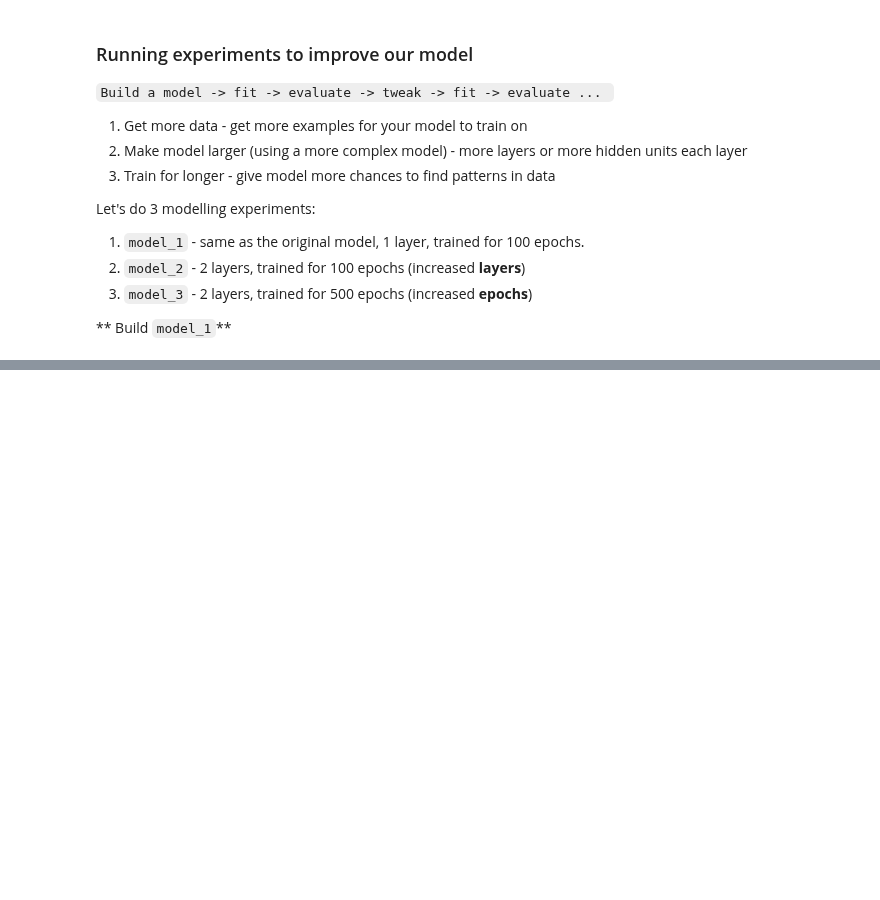
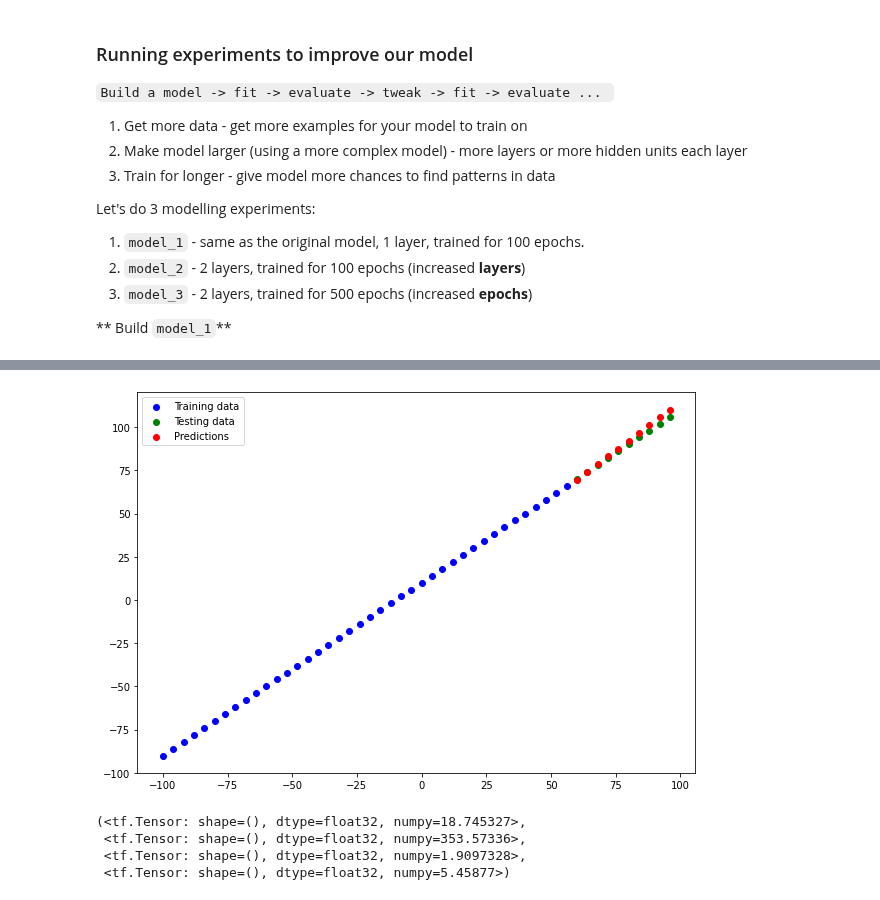
Before and after one commit to Krykiet/TF_training, a Jupyter notebook: 01_neural_network_regression_with_tensorflow.ipynb, the cells around one changed output, grey strips where cells are left out. Cells and saved outputs as stored; diff of their text form; code cells hidden in the pictures; blank space fills up the shorter version.

```diff
--- a/01_neural_network_regression_with_tensorflow.ipynb
+++ b/01_neural_network_regression_with_tensorflow.ipynb
@@ -746,0 +762,16 @@ plot_predictions(predictions=y_preds_1)
+# %%
+# Set random seed
+tf.random.set_seed(42)
+
+# 1. Create a model
+model_1 = tf.keras.Sequential([
+    tf.keras.layers.Dense(1)
+])
+
+# 2. Compile the model
+model_1.compile(loss=tf.keras.losses.mae,
+                optimizer=tf.keras.optimizers.SGD(),
+                metrics=["mae"])
+
+# 3. Fit the model
+model_1.fit(tf.expand_dims(X_train, axis=1), y_train, epochs=100)
@@ -746,0 +803,18 @@ plot_predictions(predictions=y_preds_1)
+# %%
+# Create model 2
+# Set random seed
+tf.random.set_seed(42)
+
+# Create a model
+model_2 = tf.keras.Sequential([
+    tf.keras.layers.Dense(1),
+    tf.keras.layers.Dense(1)
+])
+
+# Compile a model
+model_2.compile(loss=tf.keras.losses.mae,
+                optimizer=tf.keras.optimizers.SGD(),
+                metrics=["mae"])
+
+# Fit a model
+model_2.fit(tf.expand_dims(X_train, axis=1), y_train, epochs=100)
@@ -746,0 +840,4 @@ plot_predictions(predictions=y_preds_1)
+# %%
+y_preds_2 = model_2.predict(X_test)
+plot_predictions(predictions=y_preds_2)
+# %% [output]
@@ -746,0 +845,8 @@ plot_predictions(predictions=y_preds_1)
+[figure, added]
+# %%
+mae(y_test, y_preds_1), mse(y_test, y_preds_1), mae(y_test, y_preds_2), mse(y_test, y_preds_2)
+# %% [output]
+(<tf.Tensor: shape=(), dtype=float32, numpy=18.745327>,
+ <tf.Tensor: shape=(), dtype=float32, numpy=353.57336>,
+ <tf.Tensor: shape=(), dtype=float32, numpy=1.9097328>,
+ <tf.Tensor: shape=(), dtype=float32, numpy=5.45877>)
```
Also changed, not shown: parts of 28 cells of this notebook.
